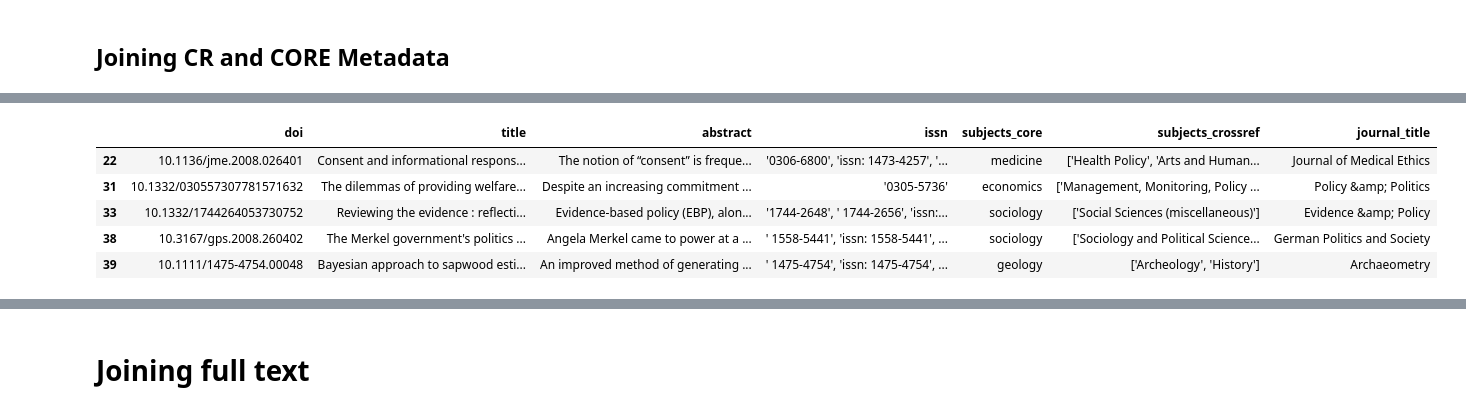
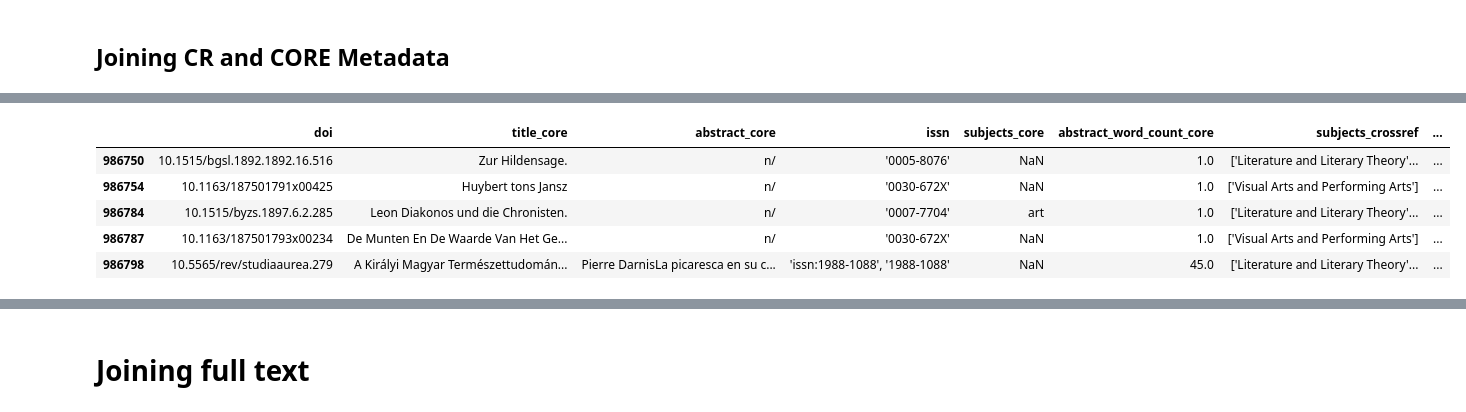
Before and after one commit to msc2106/QualAbstracts, a Jupyter notebook: notebooks/data_wrangling.ipynb, the cells around one changed output, grey strips where cells are left out. Saved outputs shown, nothing was run; the diff lists cells and outputs as text; code cells hidden in the pictures.

Commit message:
Data wrangling - got 9,500 cleaned simply

```diff
--- a/notebooks/data_wrangling.ipynb
+++ b/notebooks/data_wrangling.ipynb
@@ -355,3 +391,3 @@ memory usage: 3.1+ MB
 # %%
-filtered_subjects_df['abstract_word_count'] = filtered_subjects_df.abstract.apply(word_count)
+crossref_data['abstract_word_count'] = crossref_data.abstract.apply(word_count)
 # %%
@@ -373,5 +405,5 @@ filtered_subjects_df.sort_values('abstract_word_count').abstract.dropna().iloc[-
 # %%
-joined_df = core_filtered_subjects.merge(filtered_subjects_df, on='doi', how='left', suffixes=('_core', '_crossref'))
+joined_df = articles_md.merge(crossref_data, on='doi', how='left', suffixes=('_core', '_crossref'))
 joined_df.info()
 # %% [output]
 <class 'pandas.core.frame.DataFrame'>
@@ -400,3 +427,0 @@ missing_subject_mask.sum()
-# %%
-joined_df = joined_df[~missing_subject_mask]
-joined_df.info()
@@ -421,0 +428,8 @@ memory usage: 8.7+ MB
+# %%
+subject_mask = (
+    joined_df.subjects_crossref.apply(cr_subject_filter) |
+    ~joined_df.subjects_core.isna()
+)
+joined_df = joined_df[subject_mask]
+print('*****\nAfter filtering for subjects:')
+joined_df.info()
@@ -461,9 +499,9 @@ Name: 990384, dtype: object
 # %%
-joined_df[~joined_df.subjects_core.isna()].head()
+joined_df[joined_df.lang.isna()].tail()
 # %% [output]
-|  | doi | title | abstract | issn | subjects_core | subjects_crossref | journal_title |
-| 22 | 10.1136/jme.2008.026401 | Consent and informational respons... | The notion of “consent” is freque... | '0306-6800', 'issn: 1473-4257', '... | medicine | ['Health Policy', 'Arts and Human... | Journal of Medical Ethics |
-| 31 | 10.1332/030557307781571632 | The dilemmas of providing welfare... | Despite an increasing commitment ... | '0305-5736' | economics | ['Management, Monitoring, Policy ... | Policy &amp; Politics |
-| 33 | 10.1332/1744264053730752 | Reviewing the evidence : reflecti... | Evidence-based policy (EBP), alon... | '1744-2648', ' 1744-2656', 'issn:... | sociology | ['Social Sciences (miscellaneous)'] | Evidence &amp; Policy |
-| 38 | 10.3167/gps.2008.260402 | The Merkel government's politics ... | Angela Merkel came to power at a ... | ' 1558-5441', 'issn: 1558-5441', ... | sociology | ['Sociology and Political Science... | German Politics and Society |
-| 39 | 10.1111/1475-4754.00048 | Bayesian approach to sapwood esti... | An improved method of generating ... | ' 1475-4754', 'issn: 1475-4754', ... | geology | ['Archeology', 'History'] | Archaeometry |
+|  | doi | title_core | abstract_core | issn | subjects_core | abstract_word_count_core | subjects_crossref | ... |
+| 986750 | 10.1515/bgsl.1892.1892.16.516 | Zur Hildensage. | n/ | '0005-8076' | NaN | 1.0 | ['Literature and Literary Theory'... | ... |
+| 986754 | 10.1163/187501791x00425 | Huybert tons Jansz | n/ | '0030-672X' | NaN | 1.0 | ['Visual Arts and Performing Arts'] | ... |
+| 986784 | 10.1515/byzs.1897.6.2.285 | Leon Diakonos und die Chronisten. | n/ | '0007-7704' | art | 1.0 | ['Literature and Literary Theory'... | ... |
+| 986787 | 10.1163/187501793x00234 | De Munten En De Waarde Van Het Ge... | n/ | '0030-672X' | NaN | 1.0 | ['Visual Arts and Performing Arts'] | ... |
+| 986798 | 10.5565/rev/studiaaurea.279 | A Királyi Magyar Természettudomán... | Pierre DarnisLa picaresca en su c... | 'issn:1988-1088', '1988-1088' | NaN | 45.0 | ['Literature and Literary Theory'... | ... |
```
Also changed, not shown: parts of 82 cells of this notebook, 4 other files.
